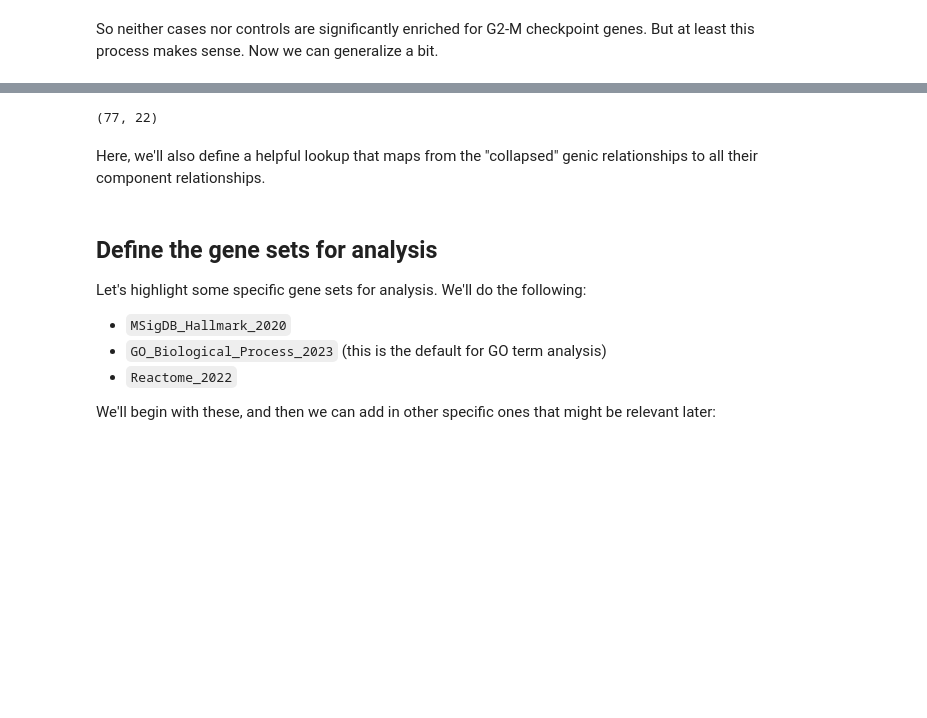
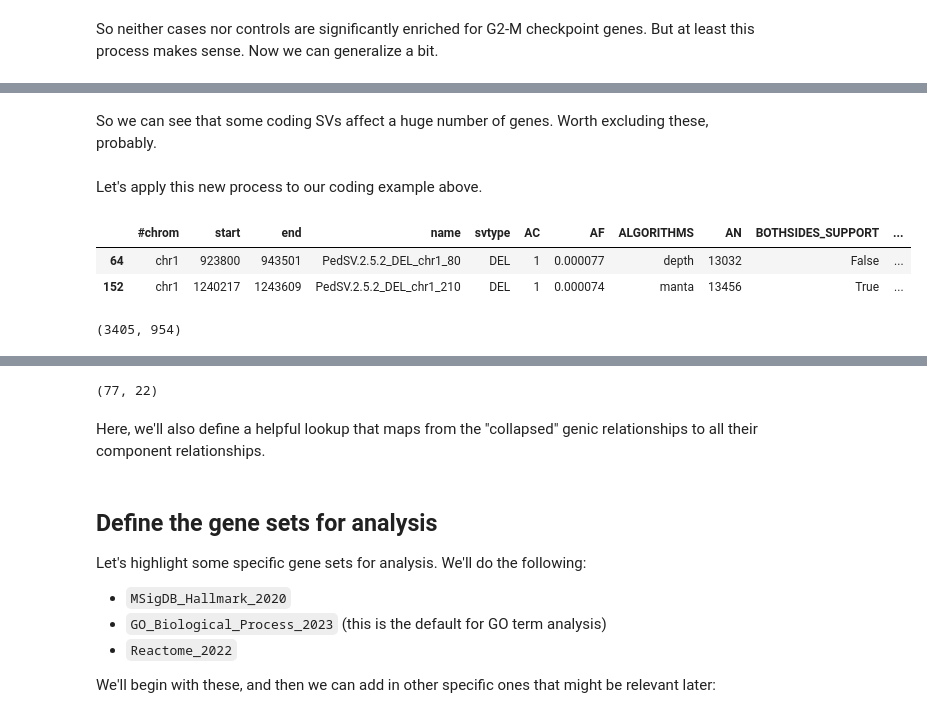
Before and after one commit to vanallenlab/ped_germline_SV, a Jupyter notebook: jett_analysis/pgsvs-cwas-gene-set-enrichment.ipynb, the cells around one changed output, grey strips where cells are left out. Saved outputs shown, nothing was run; the diff lists cells and outputs as text; code cells hidden in the pictures; blank space fills up the shorter version.

```diff
--- a/jett_analysis/pgsvs-cwas-gene-set-enrichment.ipynb
+++ b/jett_analysis/pgsvs-cwas-gene-set-enrichment.ipynb
@@ -595,0 +510,21 @@ hallmark_results.query('case_p < 0.05')
+# %% [markdown]
+So we can see that some coding SVs affect a huge number of genes. Worth excluding these, probably.
+# %% [markdown]
+Let's apply this new process to our coding example above.
+# %%
+svs_in_category = nbl_category_svs[(nbl_category_svs['sv_category'] == "coding") &
+                                   (nbl_category_svs["category"] == test_framework)]
+
+# subset the actual SV matrix
+svs_in_category_single_gene = svs[(svs["name"].isin(svs_in_category["SV"].tolist())) &
+                                  (~svs['multiple-genes-coding'])]
+
+svs_in_category_single_gene.head(2)
+# %% [output]
+|  | #chrom | start | end | name | svtype | AC | AF | ALGORITHMS | AN | BOTHSIDES_SUPPORT | ... |
+| 64 | chr1 | 923800 | 943501 | PedSV.2.5.2_DEL_chr1_80 | DEL | 1 | 0.000077 | depth | 13032 | False | ... |
+| 152 | chr1 | 1240217 | 1243609 | PedSV.2.5.2_DEL_chr1_210 | DEL | 1 | 0.000074 | manta | 13456 | True | ... |
+# %%
+svs_in_category_single_gene.shape
+# %% [output]
+(3405, 954)
```
Also changed, not shown: parts of 130 cells of this notebook, 9 other files.
